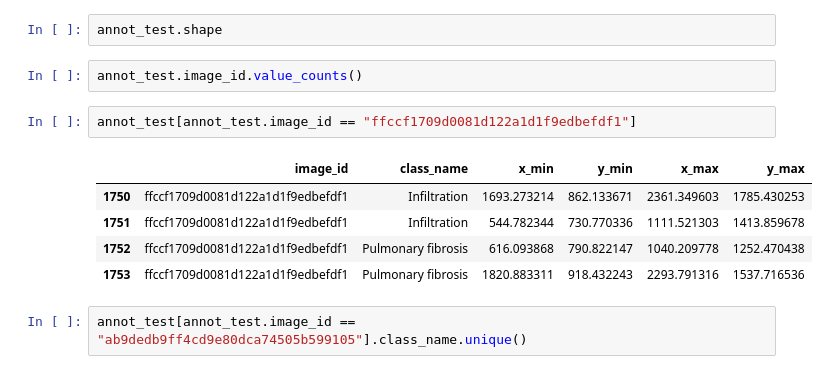
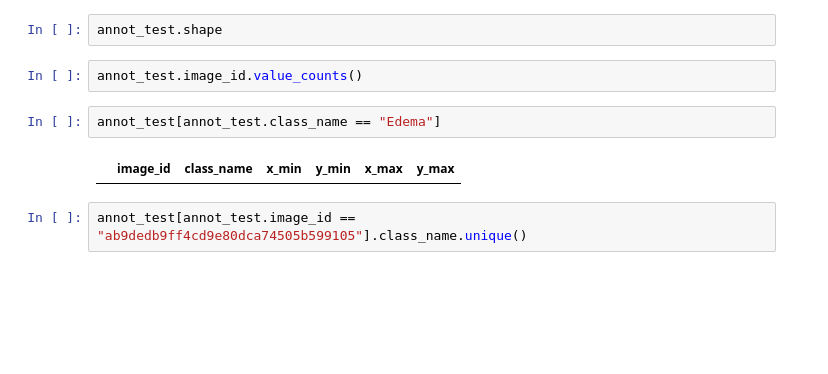
Before and after one commit to harshvardhan10/thesis-codebase, a Jupyter notebook: notebooks/eda_vindr_cxr.ipynb, the cells around one changed output. Cells and saved outputs as stored; diff of their text form; blank space fills up the shorter version.

```diff
--- a/notebooks/eda_vindr_cxr.ipynb
+++ b/notebooks/eda_vindr_cxr.ipynb
@@ -24,13 +26,9 @@ annot_test.shape
 # %%
 annot_test.image_id.value_counts()
 # %%
-annot_test[annot_test.image_id == "ffccf1709d0081d122a1d1f9edbefdf1"]
+annot_test[annot_test.class_name == "Edema"]
 # %% [output]
 |  | image_id | class_name | x_min | y_min | x_max | y_max |
-| 1750 | ffccf1709d0081d122a1d1f9edbefdf1 | Infiltration | 1693.273214 | 862.133671 | 2361.349603 | 1785.430253 |
-| 1751 | ffccf1709d0081d122a1d1f9edbefdf1 | Infiltration | 544.782344 | 730.770336 | 1111.521303 | 1413.859678 |
-| 1752 | ffccf1709d0081d122a1d1f9edbefdf1 | Pulmonary fibrosis | 616.093868 | 790.822147 | 1040.209778 | 1252.470438 |
-| 1753 | ffccf1709d0081d122a1d1f9edbefdf1 | Pulmonary fibrosis | 1820.883311 | 918.432243 | 2293.791316 | 1537.716536 |
 # %%
 annot_test[annot_test.image_id == "ab9dedb9ff4cd9e80dca74505b599105"].class_name.unique()
 # %%
```
Also changed, not shown: parts of 14 cells of this notebook, 1 other file.
